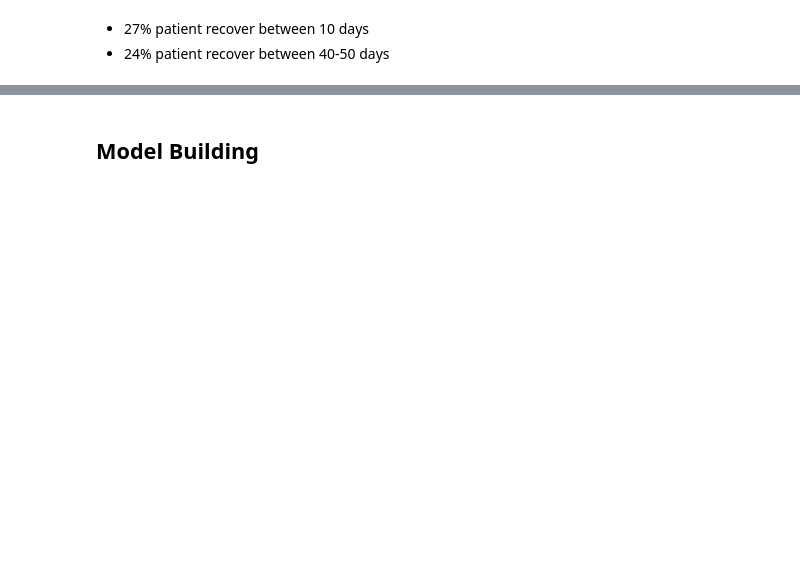
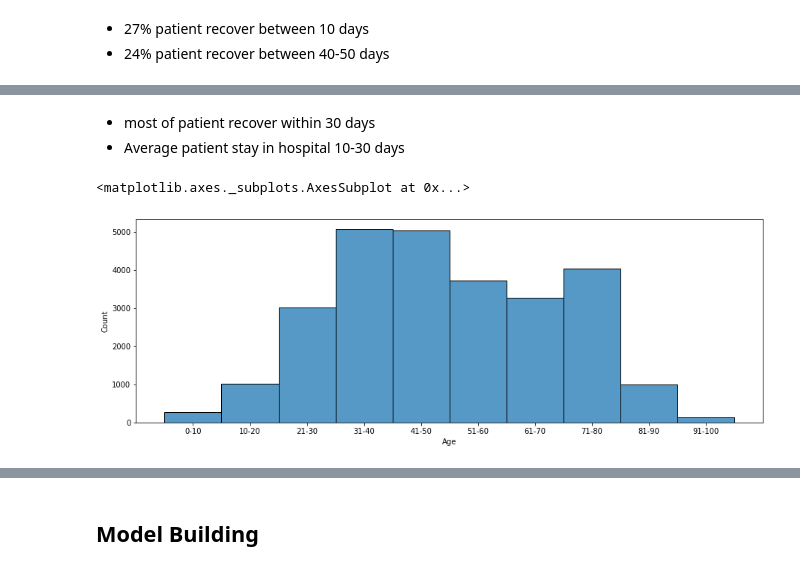
Before and after one commit to sahilr005/ml, a Jupyter notebook: Hospital_stay.ipynb, the cells around one changed output, grey strips where cells are left out. Cells and saved outputs as stored; diff of their text form; code cells hidden in the pictures; blank space fills up the shorter version.

```diff
--- a/Hospital_stay.ipynb
+++ b/Hospital_stay.ipynb
@@ -179,0 +160,9 @@ sns.heatmap(ax=ax, data=data.corr(), cmap="YlGnBu", annot=True)
+# %% [markdown]
+- most of patient recover within 30 days
+- Average patient stay in hospital 10-30 days
+# %%
+plt.figure(figsize=(15,5))
+sns.histplot(data["Age"].sort_values())
+# %% [output]
+<matplotlib.axes._subplots.AxesSubplot at 0x...>
+[figure, added]
```
Also changed, not shown: parts of 73 cells of this notebook.
